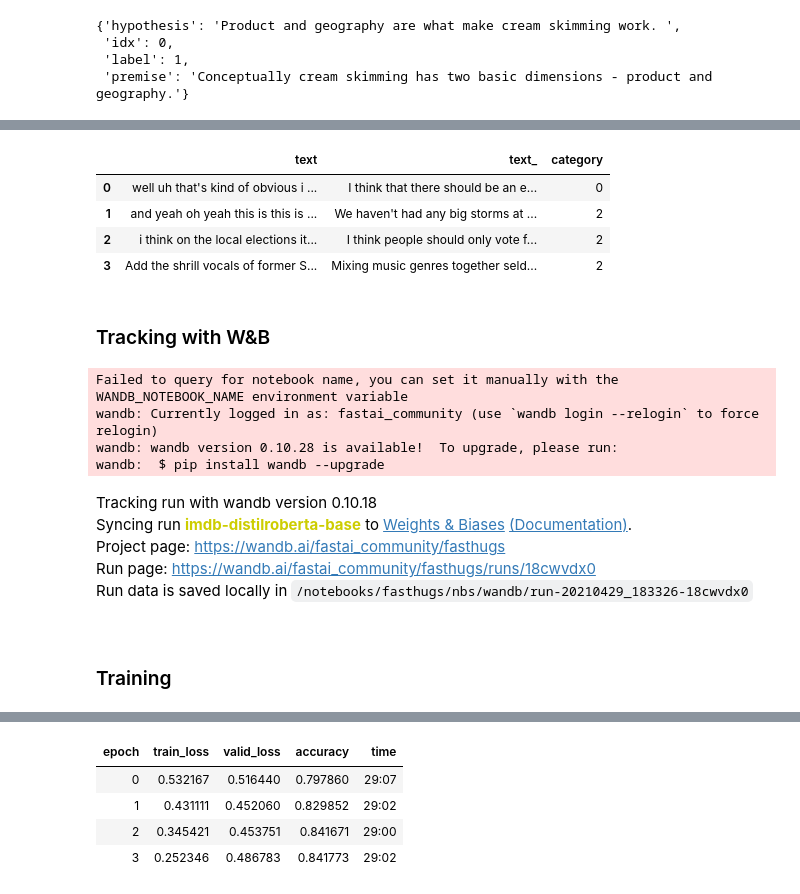
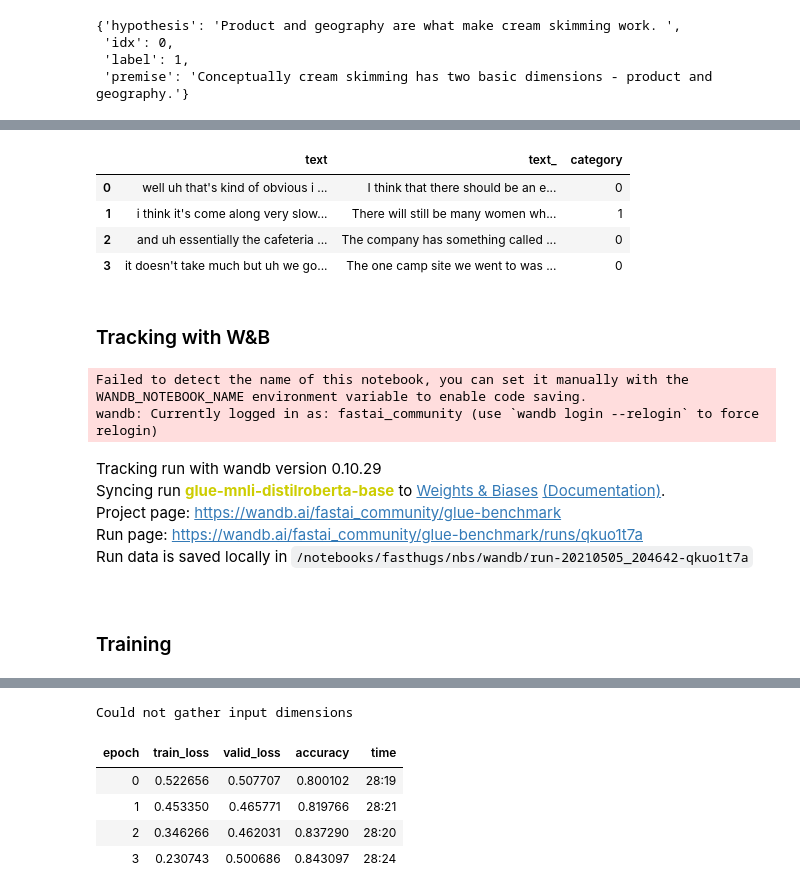
Before and after one commit to aikindergarten/fasthugs, a Jupyter notebook: nbs/12a_examples.glue-benchmark-sweeps.ipynb, the cells around one changed output, grey strips where cells are left out. Cells and saved outputs as stored; diff of their text form; code cells hidden in the pictures.

```diff
--- a/nbs/12a_examples_glue_benchmark_sweep.ipynb
+++ b/nbs/12a_examples.glue-benchmark-sweeps.ipynb
@@ -286,7 +290,7 @@ train_lens = lens.select(train_idx)['len']
 valid_lens = lens.select(valid_idx)['len']
 # %%
 dblock = DataBlock(blocks = [TransformersTextBlock(pretrained_model_name=model_name),
-                             CategoryBlock(vocab=['entailment', 'neutral', 'contradiction'])],
+                             CategoryBlock()],
                    get_x=TextGetter('premise', 'hypothesis'),
                    get_y=ItemGetter('label'),
                    splitter=IndexSplitter(valid_idx))
@@ -302,11 +306,14 @@ dls.show_batch(max_n=4)
 # %% [output]
 |  | text | text_ | category |
 | 0 | well uh that's kind of obvious i ... | I think that there should be an e... | 0 |
-| 1 | and yeah oh yeah this is this is ... | We haven't had any big storms at ... | 2 |
-| 2 | i think on the local elections it... | I think people should only vote f... | 2 |
-| 3 | Add the shrill vocals of former S... | Mixing music genres together seld... | 2 |
+| 1 | i think it's come along very slow... | There will still be many women wh... | 1 |
+| 2 | and uh essentially the cafeteria ... | The company has something called ... | 0 |
+| 3 | it doesn't take much but uh we go... | The one camp site we went to was ... | 0 |
 # %% [markdown]
 ### Tracking with W&B
+# %%
+lr=5e-5
+wd=0.01
 # %%
 WANDB_NAME = f'{ds_name}-{task}-{model_name}'
 GROUP = f'{ds_name}-{task}-{model_name}-{lr:.0e}'
@@ -315,17 +322,15 @@ TAGS =[model_name, ds_name, 'radam']
 # %%
 #hide_output
-wandb.init(reinit=True, project="fasthugs", entity="arampacha",
+wandb.init(reinit=True, project="glue-benchmark", entity="fastai_community",
            name=WANDB_NAME, group=GROUP, notes=NOTES, tags=TAGS);
 # %% [output]
-Failed to query for notebook name, you can set it manually with the WANDB_NOTEBOOK_NAME environment variable
+Failed to detect the name of this notebook, you can set it manually with the WANDB_NOTEBOOK_NAME environment variable to enable code saving.
 wandb: Currently logged in as: fastai_community (use `wandb login --relogin` to force relogin)
-wandb: wandb version 0.10.28 is available!  To upgrade, please run:
-wandb:  $ pip install wandb --upgrade
-Tracking run with wandb version 0.10.18
-Syncing run imdb-distilroberta-base to Weights & Biases (Documentation).
-Project page: https://wandb.ai/fastai_community/fasthugs
-Run page: https://wandb.ai/fastai_community/fasthugs/runs/18cwvdx0
-Run data is saved locally in /notebooks/fasthugs/nbs/wandb/run-20210429_183326-18cwvdx0
+Tracking run with wandb version 0.10.29
+Syncing run glue-mnli-distilroberta-base to Weights & Biases (Documentation).
+Project page: https://wandb.ai/fastai_community/glue-benchmark
+Run page: https://wandb.ai/fastai_community/glue-benchmark/runs/qkuo1t7a
+Run data is saved locally in /notebooks/fasthugs/nbs/wandb/run-20210505_204642-qkuo1t7a
 # %% [markdown]
 ### Training
 # %%
@@ -341,13 +346,15 @@ Some weights of RobertaForSequenceClassification were not initialized from the m
 You should probably TRAIN this model on a down-stream task to be able to use it for predictions and inference.
 # %%
 metric_to_monitor = metrics[0].name if isinstance(metrics[0], Metric) else metrics[0].__name__
-cbs = [WandbCallback(log_preds=False, log_model=False), SaveModelCallback(monitor=metric_to_monitor)]
-learn.fit_one_cycle(4, lr, cbs=cbs)
+cbs = [WandbCallback(log_preds=False, log_model=False)]
+# cbs += [SaveModelCallback(monitor=metric_to_monitor)]
+learn.fit_one_cycle(4, lr, wd=wd, cbs=cbs)
 # %% [output]
+Could not gather input dimensions
 | epoch | train_loss | valid_loss | accuracy | time |
-| 0 | 0.532167 | 0.516440 | 0.797860 | 29:07 |
-| 1 | 0.431111 | 0.452060 | 0.829852 | 29:02 |
-| 2 | 0.345421 | 0.453751 | 0.841671 | 29:00 |
-| 3 | 0.252346 | 0.486783 | 0.841773 | 29:02 |
+| 0 | 0.522656 | 0.507707 | 0.800102 | 28:19 |
+| 1 | 0.453350 | 0.465771 | 0.819766 | 28:21 |
+| 2 | 0.346266 | 0.462031 | 0.837290 | 28:20 |
+| 3 | 0.230743 | 0.500686 | 0.843097 | 28:24 |
 # %%
 learn.show_results()
```
Also changed, not shown: parts of 10 cells of this notebook, 6 other files.
